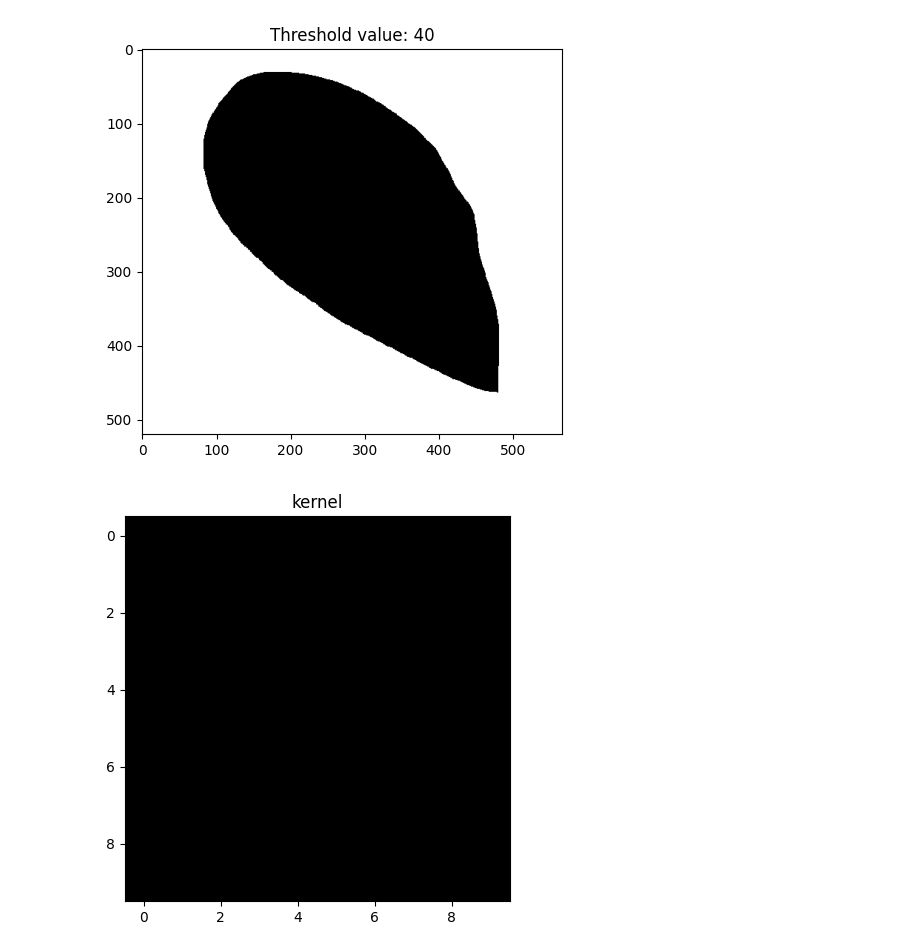
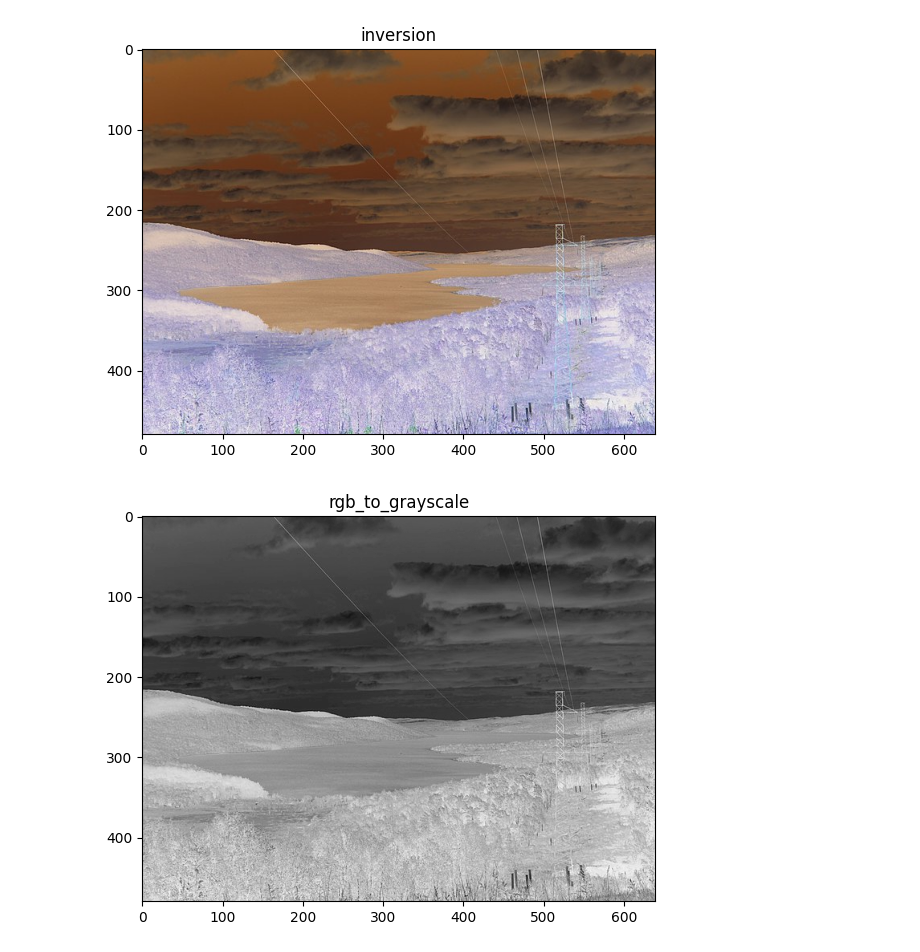
Before and after one commit to Mikerive/Color-Space, a Jupyter notebook: Morphological_Processing.ipynb, the cells around one changed output. Cells and saved outputs as stored; diff of their text form; code cells hidden in the pictures.

```diff
--- a/Morphological_Processing.ipynb
+++ b/Morphological_Processing.ipynb
@@ -196,14 +182,43 @@ array([[0., 0., 0., 0., 0., 0., 0., 0., 0., 0.],
-# %%
-from PIL import Image
-
-def resize_image(image_path, width, height):
-    with Image.open(image_path) as img:
-        img = Segment(image_path).apply_threshold(40)
-        return img.resize((width, height))
-
-
-seed_kernel = resize_image('Image/Seed_Kernel.png', 10, 10)
-ImagePlotter(seed_kernel).plot_image('kernel')
-# %% [output]
-[figure, removed]
-[figure, removed]
+# %%
+
+vkernel3 = np.array([[0, 1, 1, 1, 0],
+                    [0, 1, 1, 1, 0],
+                    [0, 1, 1, 1, 0],
+                    [0, 1, 1, 1, 0],
+                    [0, 1, 1, 1, 0]])
+
+vkernel1 = np.array([[0, 0, 1, 0, 0],
+                    [0, 0, 1, 0, 0],
+                    [0, 0, 1, 0, 0],
+                    [0, 0, 1, 0, 0],
+                    [0, 0, 1, 0, 0]])
+
+hkernel3 = np.array([[0, 0, 0, 0, 0],
+                    [1, 1, 1, 1, 1],
+                    [1, 1, 1, 1, 1],
+                    [1, 1, 1, 1, 1],
+                    [0, 0, 0, 0, 0]])
+
+hkernel1 = np.array([[0, 0, 0, 0, 0],
+                    [0, 0, 0, 0, 0],
+                    [1, 1, 1, 1, 1],
+                    [0, 0, 0, 0, 0],
+                    [0, 0, 0, 0, 0]])
+
+folder_name = 'PanoramicSegmentationGray/'
+
+inverted, inverted_path = ColorSpace('Image/Panoramic_PowerLine.jpg', folder_name).process(inversion())
+gray, inverted_path = ColorSpace(inverted_path, folder_name).process(rgb_to_grayscale())
+
+eroded1, eroded_path1 = ImageProcessor(inverted_path, folder_name, 'vk1').process(Erosion(), vkernel1)
+eroded2, eroded_path2 = ImageProcessor(inverted_path, folder_name, 'vk3').process(Erosion(), vkernel3)
+eroded3, eroded_path3 = ImageProcessor(inverted_path, folder_name, 'hk1').process(Erosion(), hkernel1)
+eroded4, eroded_path4 = ImageProcessor(inverted_path, folder_name, 'hk3').process(Erosion(), hkernel3)
+
+dilated1, dilated_path1 = ImageProcessor(inverted_path, folder_name, 'vk1').process(Dilation(), vkernel1)
+dilated1, dilated_path1 = ImageProcessor(inverted_path, folder_name, 'vk3').process(Dilation(), vkernel3)
+dilated1, dilated_path1 = ImageProcessor(inverted_path, folder_name, 'hk1').process(Dilation(), hkernel1)
+dilated1, dilated_path1 = ImageProcessor(inverted_path, folder_name, 'hk3').process(Dilation(), hkernel3)
+# %% [output]
+[figure, added]
+[figure, added]
```
Also changed, not shown: parts of 11 cells of this notebook, 6 other files.
